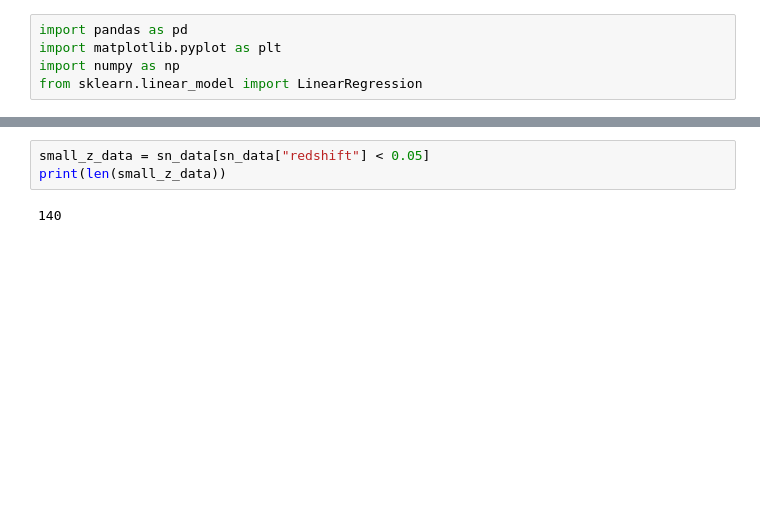
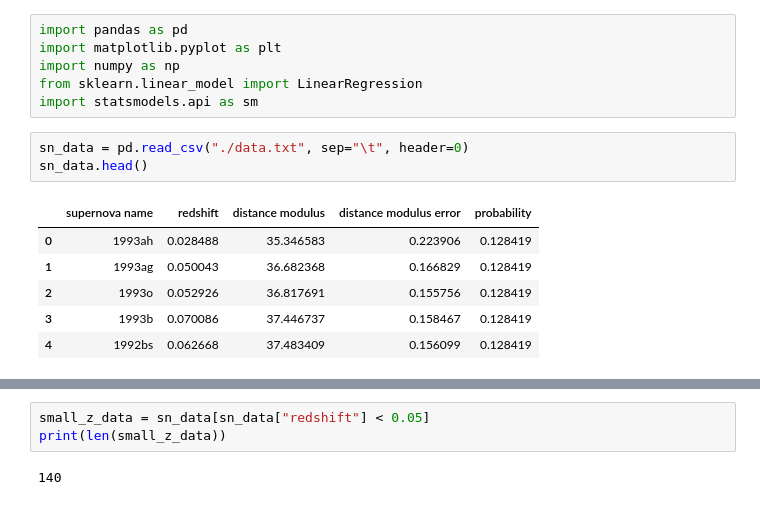
Before and after one commit to charlineshen/Constraining-Cosmological-Parameters-using-Supernovae, a Jupyter notebook: proj.ipynb, the cells around one changed output, grey strips where cells are left out. Saved outputs shown, nothing was run; the diff lists cells and outputs as text; blank space fills up the shorter version.

```diff
--- a/proj.ipynb
+++ b/proj.ipynb
@@ -3,4 +3,15 @@ import pandas as pd
 import matplotlib.pyplot as plt
 import numpy as np
 from sklearn.linear_model import LinearRegression
+import statsmodels.api as sm
+# %%
+sn_data = pd.read_csv("./data.txt", sep="\t", header=0)
+sn_data.head()
+# %% [output]
+|  | supernova name | redshift | distance modulus | distance modulus error | probability |
+| 0 | 1993ah | 0.028488 | 35.346583 | 0.223906 | 0.128419 |
+| 1 | 1993ag | 0.050043 | 36.682368 | 0.166829 | 0.128419 |
+| 2 | 1993o | 0.052926 | 36.817691 | 0.155756 | 0.128419 |
+| 3 | 1993b | 0.070086 | 37.446737 | 0.158467 | 0.128419 |
+| 4 | 1992bs | 0.062668 | 37.483409 | 0.156099 | 0.128419 |
 # %%
```
Also changed, not shown: parts of 5 cells of this notebook.
